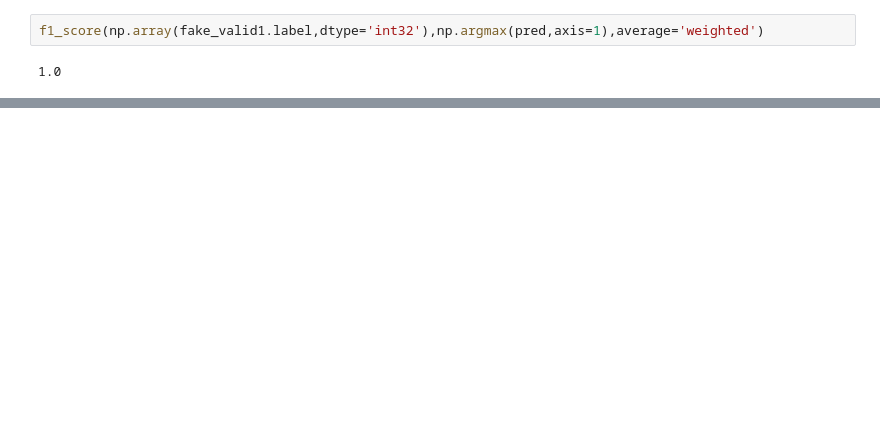
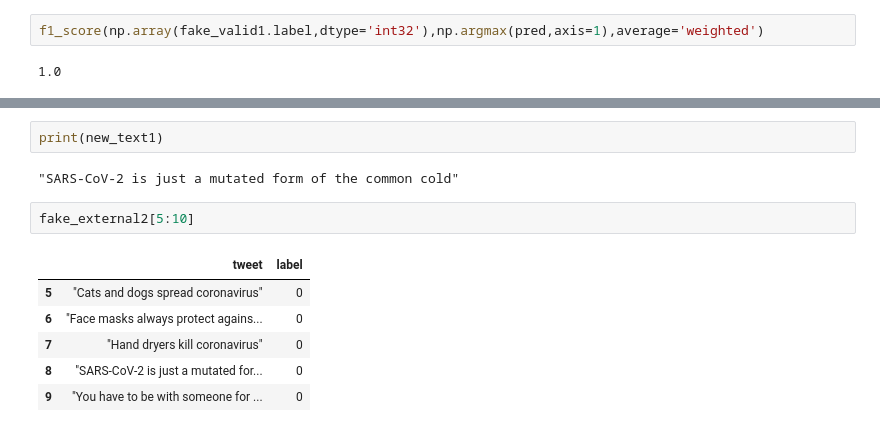
Before and after one commit to sreebalajisree/Fake_News_Detection, a Jupyter notebook: fake_news_dectetion_BERT_tpu_.ipynb, the cells around one changed output, grey strips where cells are left out. Saved outputs shown, nothing was run; the diff lists cells and outputs as text; blank space fills up the shorter version.

```diff
--- a/fake_news_dectetion_BERT_tpu_.ipynb
+++ b/fake_news_dectetion_BERT_tpu_.ipynb
@@ -655,0 +743,13 @@ f1_score(np.array(fake_valid1.label,dtype='int32'),np.argmax(pred,axis=1),averag
+# %%
+print(new_text1)
+# %% [output]
+"SARS-CoV-2 is just a mutated form of the common cold"
+# %%
+fake_external2[5:10]
+# %% [output]
+|  | tweet | label |
+| 5 | "Cats and dogs spread coronavirus" | 0 |
+| 6 | "Face masks always protect agains... | 0 |
+| 7 | "Hand dryers kill coronavirus" | 0 |
+| 8 | "SARS-CoV-2 is just a mutated for... | 0 |
+| 9 | "You have to be with someone for ... | 0 |
```
Also changed, not shown: parts of 38 cells of this notebook.
